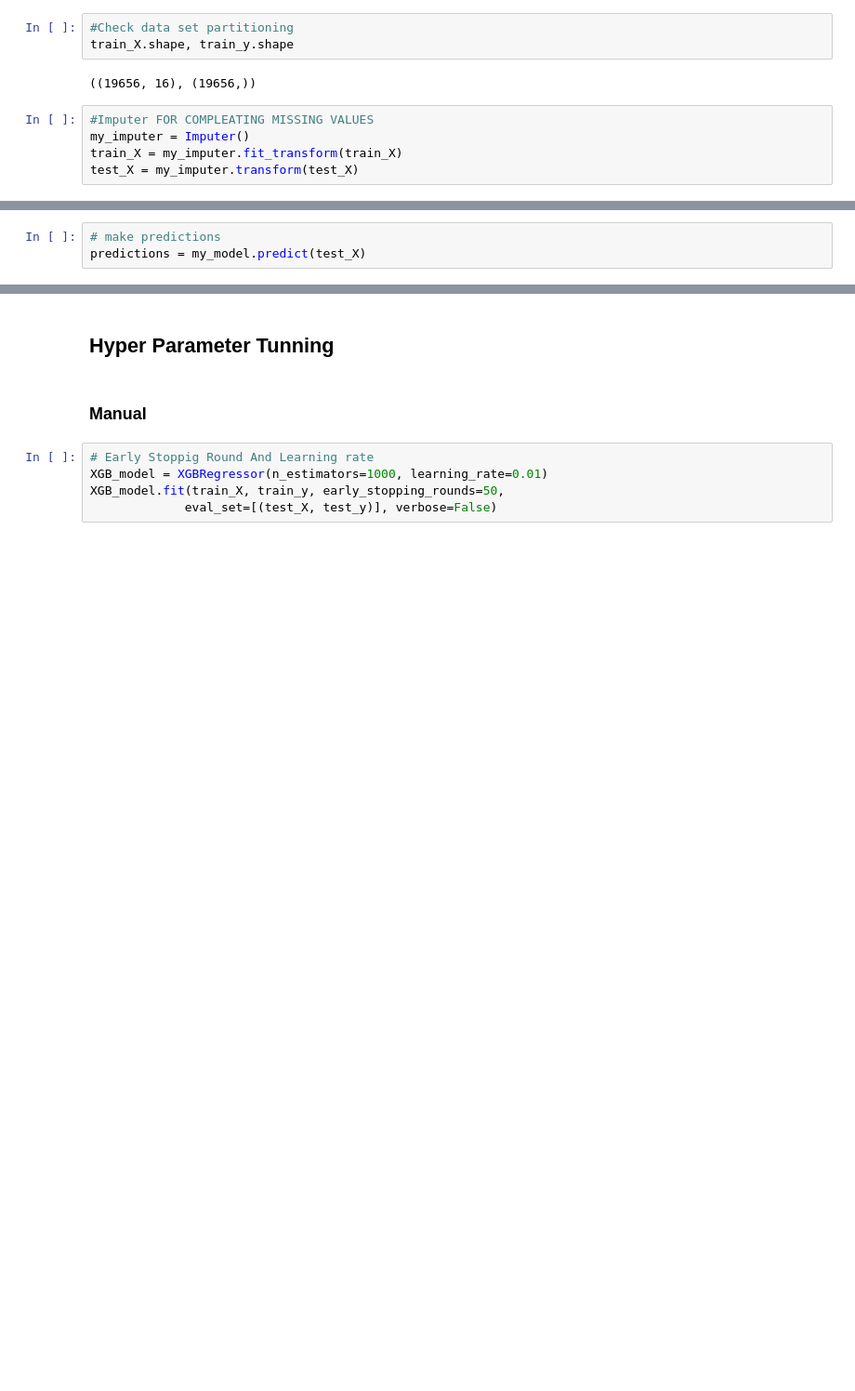
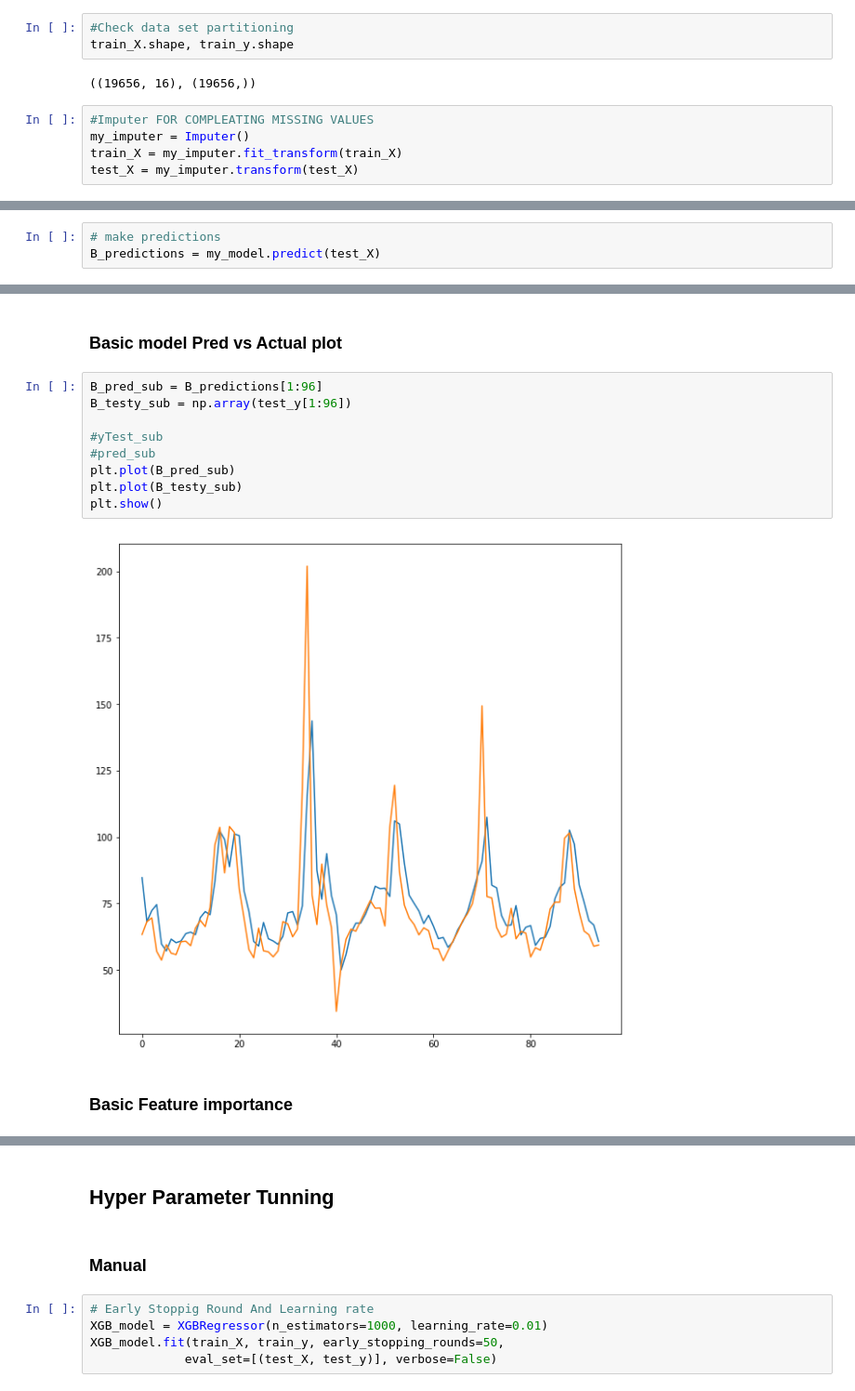
Before and after one commit to DonaldTurton/AT2_Advanced_Data_Algorithms, a Jupyter notebook: XGB_Model.ipynb, the cells around one changed output, grey strips where cells are left out. Shown at 93% size. Saved outputs shown, nothing was run; the diff lists cells and outputs as text; blank space fills up the shorter version.

```diff
--- a/XGB_Model.ipynb
+++ b/XGB_Model.ipynb
@@ -235,6 +214,6 @@ XGBRegressor(base_score=0.5, booster='gbtree', colsample_bylevel=1,
 # %%
 # make predictions
-predictions = my_model.predict(test_X)
+B_predictions = my_model.predict(test_X)
 # %%
 #MAE
 from sklearn.metrics import mean_absolute_error
@@ -272,3 +251,18 @@ print('Accuracy:', round(accuracy, 2), '%.') #accuracy is 82.96%
 # %% [output]
 Mean Absolute Error: 18.84 degrees.
 Accuracy: 82.96 %.
+# %% [markdown]
+### Basic model Pred vs Actual plot
+# %%
+B_pred_sub = B_predictions[1:96]
+B_testy_sub = np.array(test_y[1:96])
+
+#yTest_sub
+#pred_sub
+plt.plot(B_pred_sub)
+plt.plot(B_testy_sub)
+plt.show()
+# %% [output]
+[figure, added]
+# %% [markdown]
+### Basic Feature importance
```
Also changed, not shown: parts of 27 cells of this notebook.
